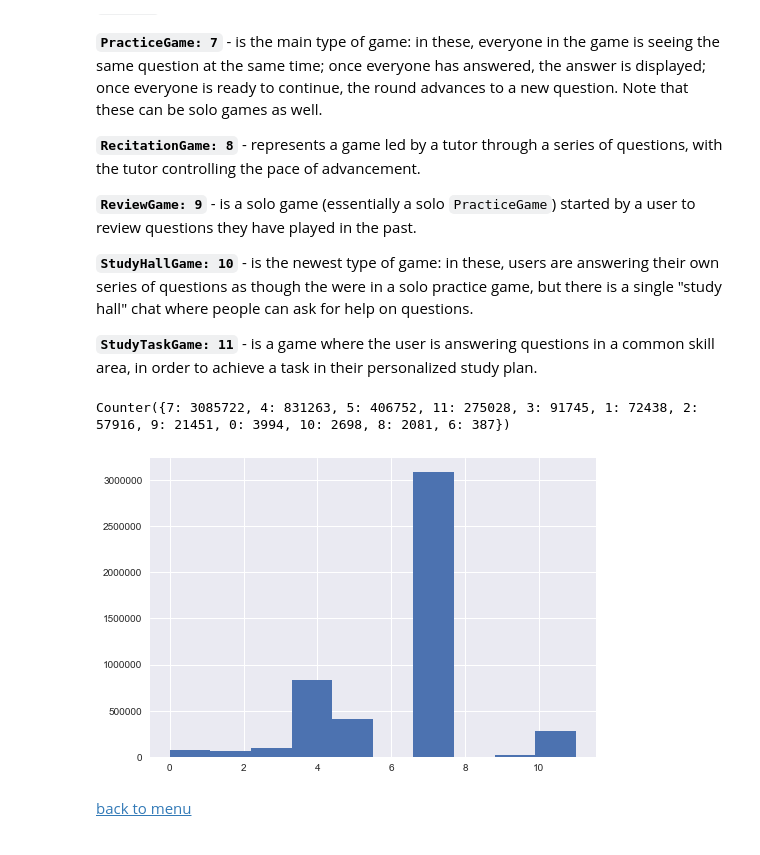
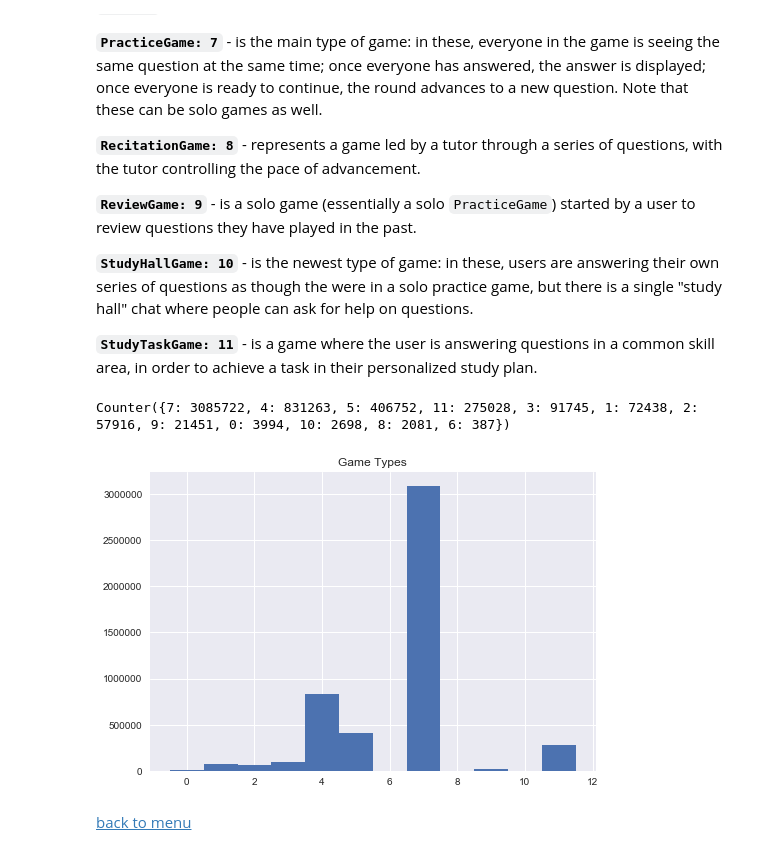
Before and after one commit to oserttas-math/predicting_assessment_mastery, a Jupyter notebook: notebooks/1.0-humburgc-initial_data_exploration.ipynb, the cells around one changed output. Saved outputs shown, nothing was run; the diff lists cells and outputs as text; code cells hidden in the pictures.

```diff
--- a/notebooks/1.0-humburgc-initial_data_exploration.ipynb
+++ b/notebooks/1.0-humburgc-initial_data_exploration.ipynb
@@ -418,17 +614,27 @@ plt.show()
 **`StudyHallGame: 10`** - is the newest type of game: in these, users are answering their own series of questions as though the were in a solo practice game, but there is a single "study hall" chat where people can ask for help on questions.
 
 **`StudyTaskGame: 11`** - is a game where the user is answering questions in a common skill area, in order to achieve a task in their personalized study plan.
-# %%
-print(Counter(df_by_user_start.game_type))
-# %% [output]
-Counter({7: 3085722, 4: 831263, 5: 406752, 11: 275028, 3: 91745, 1: 72438, 2: 57916, 9: 21451, 0: 3994, 10: 2698, 8: 2081, 6: 387})
-# %%
-plt.hist(df_by_user_start.game_type)
-plt.show()
-# %% [output]
-[figure, removed]
+# %%
+# Print the totals of each game_type:
+print(Counter(df.game_type))
+# %% [output]
+Counter({7: 3085722, 4: 831263, 5: 406752, 11: 275028, 3: 91745, 1: 72438, 2: 57916, 9: 21451, 0: 3994, 10: 2698, 8: 2081, 6: 387})
 # %%
 game_types = ['BookmarkGame', 'ChallengeGame', 'CompetitiveGame', 'ComputerAdaptiveTestGame', 'CustomGame', 'DiagnosticGame', 'NULL', 'PracticeGame', 'RecitationGame', 'ReviewGame', 'StudyHallGame', 'StudyTaskGame']
+# %%
+# Set the bin parameters:
+bins = (0,1,1,2,2,3,3,4,4,5,5,6,6,7,7,8,8,9,9,10,10,11,11,12) # Surely there's a better way?
+
+# Create a histogram of game types:
+plt.hist(df.game_type, bins=bins, align='left')
+
+# Create a title:
+plt.title('Game Types')
+
+# Display the plot:
+plt.show()
+# %% [output]
+[figure, added]
 # %% [markdown]
 <a id='num_players' href='#top'>back to menu</a>
 # %% [markdown]
```
Also changed, not shown: parts of 57 cells of this notebook.
